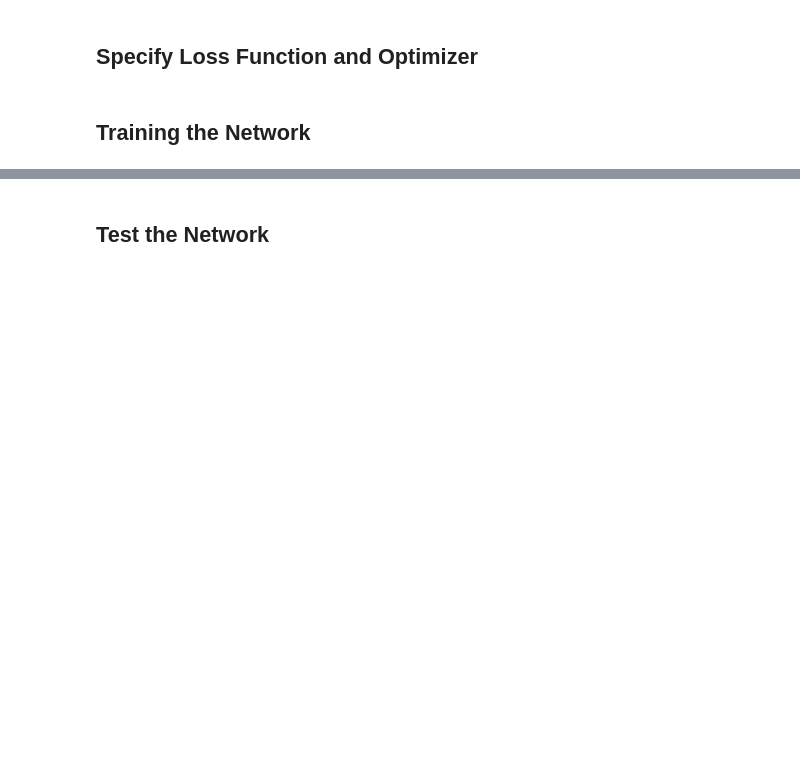
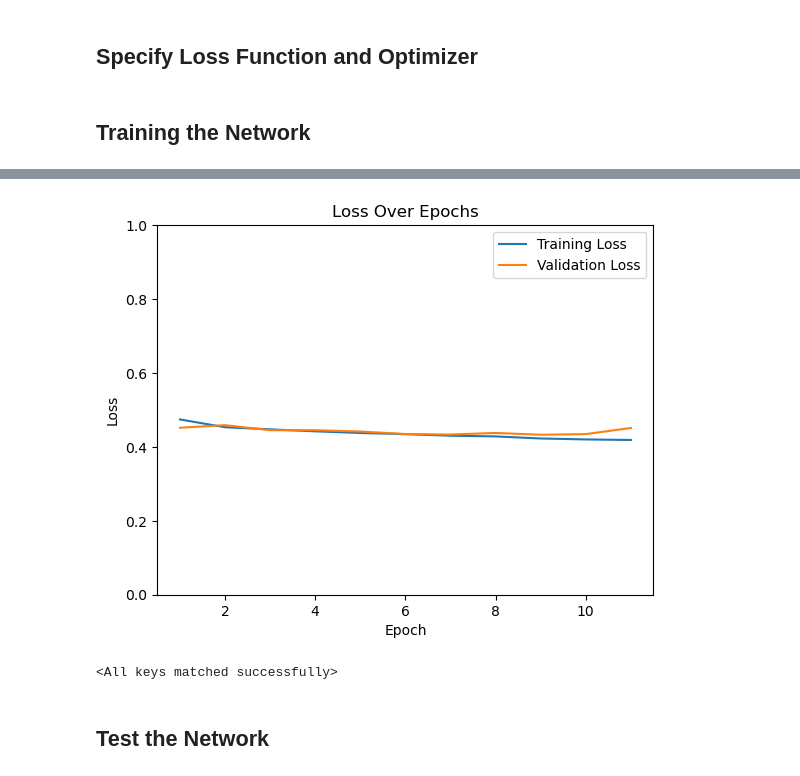
Before and after one commit to JosephCSC/CSCI611_Summer25_Joseph_Cruz_Afam_Ezenekwe, a Jupyter notebook: final_project/final_project.ipynb, the cells around one changed output, grey strips where cells are left out. Cells and saved outputs as stored; diff of their text form; code cells hidden in the pictures; blank space fills up the shorter version.

```diff
--- a/final_project/final_project.ipynb
+++ b/final_project/final_project.ipynb
@@ -75,7 +75,7 @@ for column in features.columns:
     if features[column].max() - features[column].min() == 0:
         continue
 
-    if PARAM['norm_func'] == 'minmax':
+    if PARAM['norm_func'] == 'min_max':
         features[column] = (features[column] - features[column].min()) / (features[column].max() - features[column].min())
     elif PARAM['norm_func'] == 'z_score':
         features[column] = (features[column] - features[column].mean()) / features[column].std()
@@ -89,15 +89,18 @@ labels = labels.replace({'CT': 0, 'T': 1})
 for column in features.select_dtypes(include='bool').columns:
     features[column] = features[column].astype(float)
 
+
 features_np = features.values
 labels_np = labels.values
 
-
+#create tensors from the numpy values
 features_tensor = torch.tensor(features_np, dtype=torch.float64)
 labels_tensor = torch.tensor(labels_np, dtype=torch.float64).unsqueeze(1)
 
+#combine the two tensors into the dataset
 dataset = TensorDataset(features_tensor, labels_tensor)
 
+#create the data loaders to be used to train the model
 train_loader = DataLoader(dataset, batch_size=batch_size, sampler=train_sampler)
 valid_loader = DataLoader(dataset, batch_size=batch_size, sampler=valid_sampler)
 test_loader = DataLoader(dataset,batch_size=batch_size, sampler=test_sampler)
@@ -108,16 +111,29 @@ test_loader = DataLoader(dataset,batch_size=batch_size, sampler=test_sampler)
 # %%
 import torch.nn as nn
 import torch.nn.functional as F
+
+is_Dropout = False
 
 class Net(nn.Module):
     def __init__(self):
         super(Net, self).__init__()
 
         #defining the layers in the NN
-        self.output = nn.Linear(102,1)
-        self.layer1 = nn.Linear(102, 256)
-        self.layer2 = nn.Linear(256,102)
+        if PARAM['model_arch'] == 0 :
 
+            self.output = nn.Linear(102,1)
+        elif PARAM['model_arch'] == 1 :
+
+            self.layer1 = nn.Linear(102, 256)
+            self.layer2 = nn.Linear(256,102)
+            self.output = nn.Linear(102,1)
+        elif PARAM['model_arch'] == 2 :
+            self.layer1 = nn.Linear(102, 512)
+            self.layer2 = nn.Linear(512,256)
+            self.layer3 = nn.Linear(256,102)
+            self.output = nn.Linear(102,1)
+
+        self.dropout = nn.Dropout(0.35)
 
     def forward(self, x):
 
@@ -126,9 +142,15 @@ class Net(nn.Module):
         elif PARAM['model_arch'] == 1 :
             x = F.relu(self.layer1(x))
             x = F.relu(self.layer2(x))
+            if(is_Dropout) : x = self.dropout(x)
             x = F.sigmoid(self.output(x))
         elif PARAM['model_arch'] == 2 :
-            return x
+            x = F.relu(self.layer1(x))
+            x = F.relu(self.layer2(x))
+            if(is_Dropout) : x = self.dropout(x)
+            x = F.relu(self.layer3(x))
+            if(is_Dropout) : x = self.dropout(x)
+            x = F.sigmoid(self.output(x))
         return x
 
 
@@ -213,8 +239,15 @@ for epoch in range(1, PARAM['n_epochs'] + 1):
     training_loss_list.append(train_loss)
     validation_loss_list.append(valid_loss)
 
+    # print training/validation statistics
+    print('Epoch: {} \tTraining Loss: {:.6f} \tValidation Loss: {:.6f}'.format(
+        epoch, train_loss, valid_loss))
+
     # save model if validation loss has decreased
     if valid_loss <= valid_loss_min:
+        print('Validation loss decreased ({:.6f} --> {:.6f}).  Saving model ...'.format(
+        valid_loss_min,
+        valid_loss))
         torch.save(model.state_dict(), 'model_trained.pt')
         valid_loss_min = valid_loss
         overfit_Counter = 0
@@ -243,3 +293,5 @@ AttributeError: 'NoneType' object has no attribute 'size'
+[figure, added]
+<All keys matched successfully>
 # %% [markdown]
 ## Test the Network
 # %%
```
Also changed, not shown: parts of 5 cells of this notebook, 1 other file.
